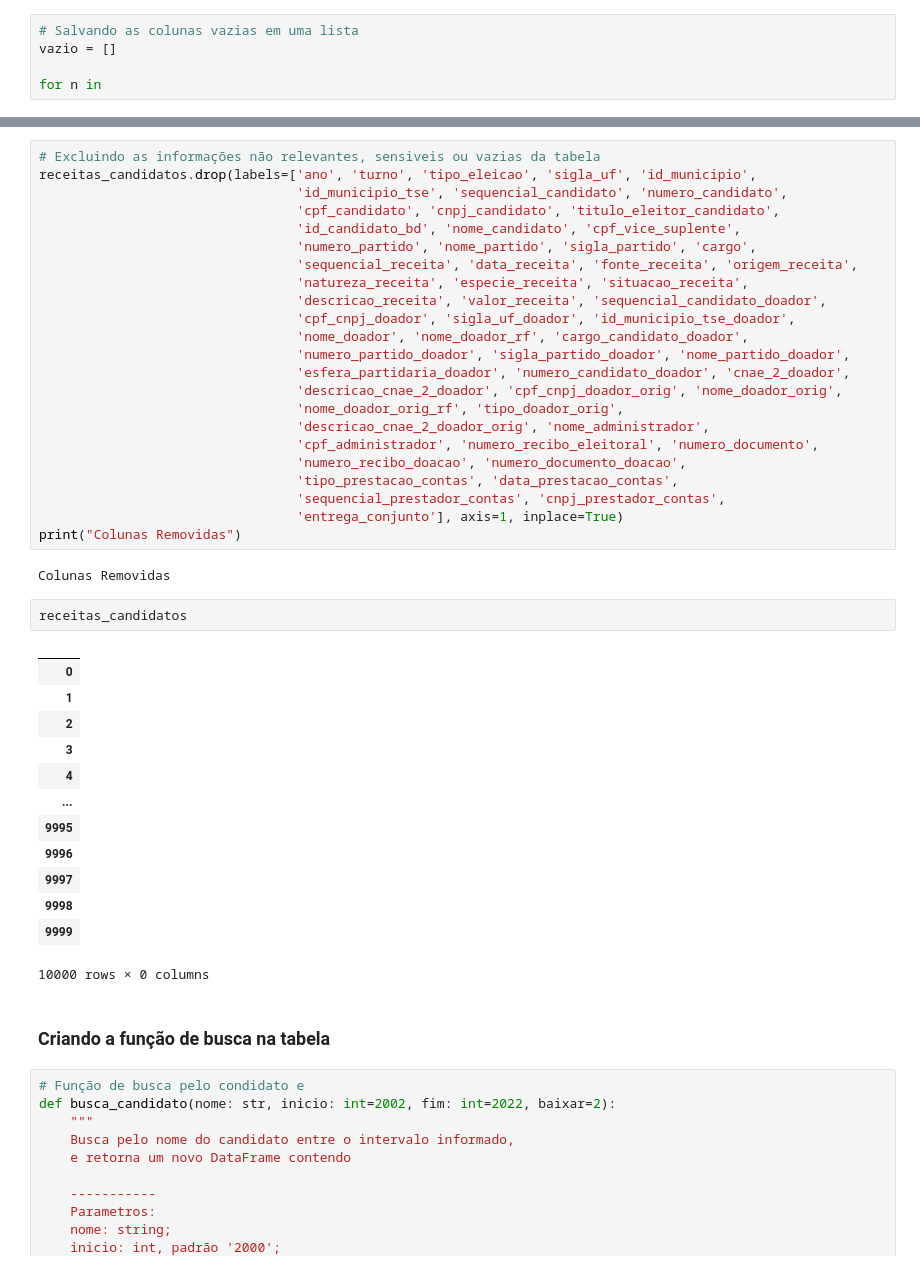
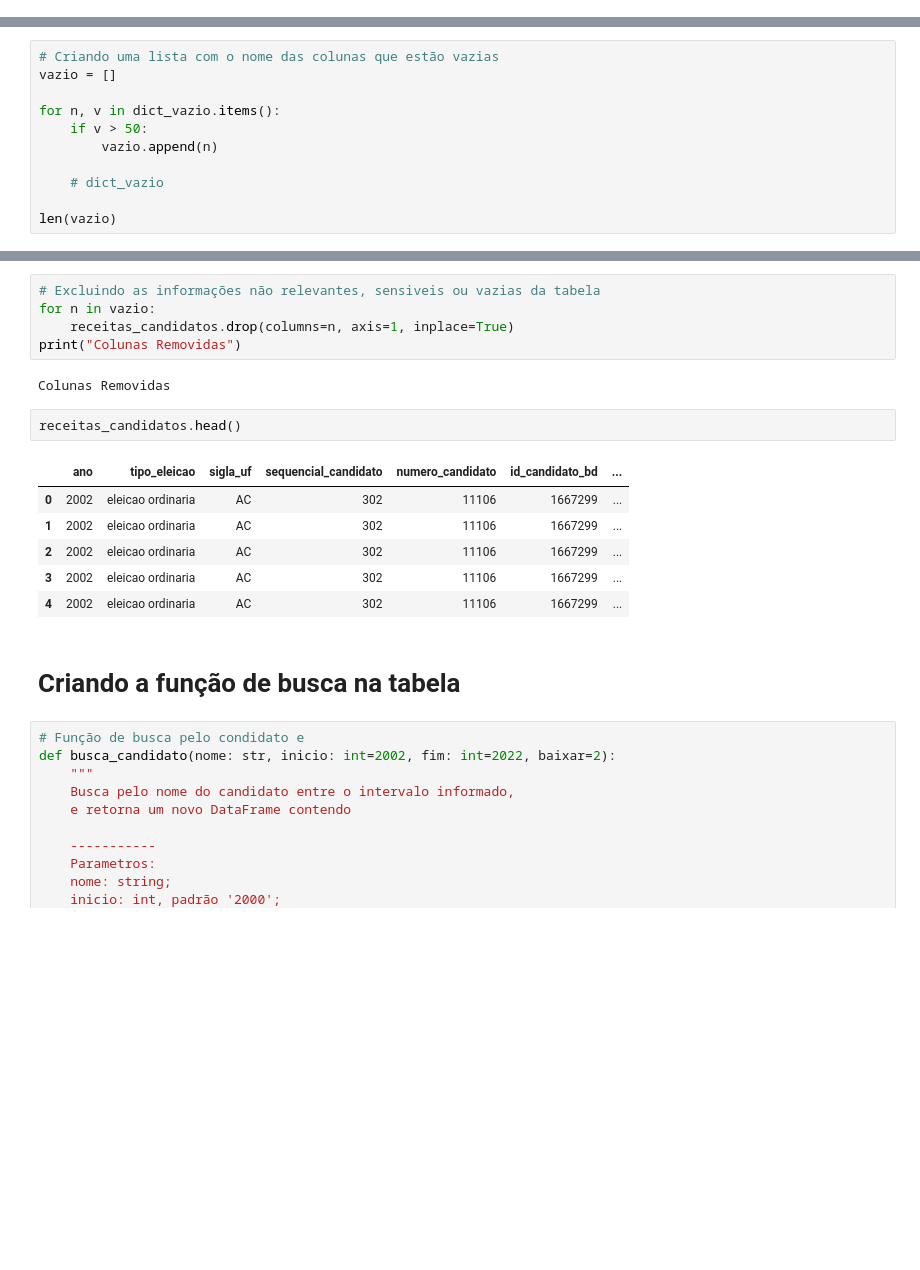
Before and after one commit to AugustoPrestes/Trabalho-ADS-2023.1, a Jupyter notebook: receita-candidatos.ipynb, the cells around one changed output, grey strips where cells are left out. Cells and saved outputs as stored; diff of their text form; blank space fills up the shorter version.

```diff
--- a/receita-candidatos.ipynb
+++ b/receita-candidatos.ipynb
@@ -113,5 +75,0 @@ dtype: int64
-# %%
-# Salvando as colunas vazias em uma lista
-vazio = []
-
-for n in
@@ -133,0 +76,11 @@ df
+# %%
+# Criando uma lista com o nome das colunas que estão vazias
+vazio = []
+
+for n, v in dict_vazio.items():
+    if v > 50:
+        vazio.append(n)
+
+    # dict_vazio
+
+len(vazio)
@@ -134,46 +89,21 @@ df
 # %%
 # Excluindo as informações não relevantes, sensiveis ou vazias da tabela
-receitas_candidatos.drop(labels=['ano', 'turno', 'tipo_eleicao', 'sigla_uf', 'id_municipio',
-                                 'id_municipio_tse', 'sequencial_candidato', 'numero_candidato',
-                                 'cpf_candidato', 'cnpj_candidato', 'titulo_eleitor_candidato',
-                                 'id_candidato_bd', 'nome_candidato', 'cpf_vice_suplente',
-                                 'numero_partido', 'nome_partido', 'sigla_partido', 'cargo',
-                                 'sequencial_receita', 'data_receita', 'fonte_receita', 'origem_receita',
-                                 'natureza_receita', 'especie_receita', 'situacao_receita',
-                                 'descricao_receita', 'valor_receita', 'sequencial_candidato_doador',
-                                 'cpf_cnpj_doador', 'sigla_uf_doador', 'id_municipio_tse_doador',
-                                 'nome_doador', 'nome_doador_rf', 'cargo_candidato_doador',
-                                 'numero_partido_doador', 'sigla_partido_doador', 'nome_partido_doador',
-                                 'esfera_partidaria_doador', 'numero_candidato_doador', 'cnae_2_doador',
-                                 'descricao_cnae_2_doador', 'cpf_cnpj_doador_orig', 'nome_doador_orig',
-                                 'nome_doador_orig_rf', 'tipo_doador_orig',
-                                 'descricao_cnae_2_doador_orig', 'nome_administrador',
-                                 'cpf_administrador', 'numero_recibo_eleitoral', 'numero_documento',
-                                 'numero_recibo_doacao', 'numero_documento_doacao',
-                                 'tipo_prestacao_contas', 'data_prestacao_contas',
-                                 'sequencial_prestador_contas', 'cnpj_prestador_contas',
-                                 'entrega_conjunto'], axis=1, inplace=True)
+for n in vazio:
+    receitas_candidatos.drop(columns=n, axis=1, inplace=True)
 print("Colunas Removidas")
 # %% [output]
 Colunas Removidas
 # %%
-receitas_candidatos
+receitas_candidatos.head()
 # %% [output]
-|  |
-| 0 |
-| 1 |
-| 2 |
-| 3 |
-| 4 |
-| ... |
-| 9995 |
-| 9996 |
-| 9997 |
-| 9998 |
-| 9999 |
+|  | ano | tipo_eleicao | sigla_uf | sequencial_candidato | numero_candidato | id_candidato_bd | ... |
+| 0 | 2002 | eleicao ordinaria | AC | 302 | 11106 | 1667299 | ... |
+| 1 | 2002 | eleicao ordinaria | AC | 302 | 11106 | 1667299 | ... |
+| 2 | 2002 | eleicao ordinaria | AC | 302 | 11106 | 1667299 | ... |
+| 3 | 2002 | eleicao ordinaria | AC | 302 | 11106 | 1667299 | ... |
+| 4 | 2002 | eleicao ordinaria | AC | 302 | 11106 | 1667299 | ... |
-10000 rows × 0 columns
 # %% [markdown]
-### Criando a função de busca na tabela
+# Criando a função de busca na tabela
 # %%
 # Função de busca pelo condidato e
 def busca_candidato(nome: str, inicio: int=2002, fim: int=2022, baixar=2):
```
Also changed, not shown: parts of 11 cells of this notebook.
